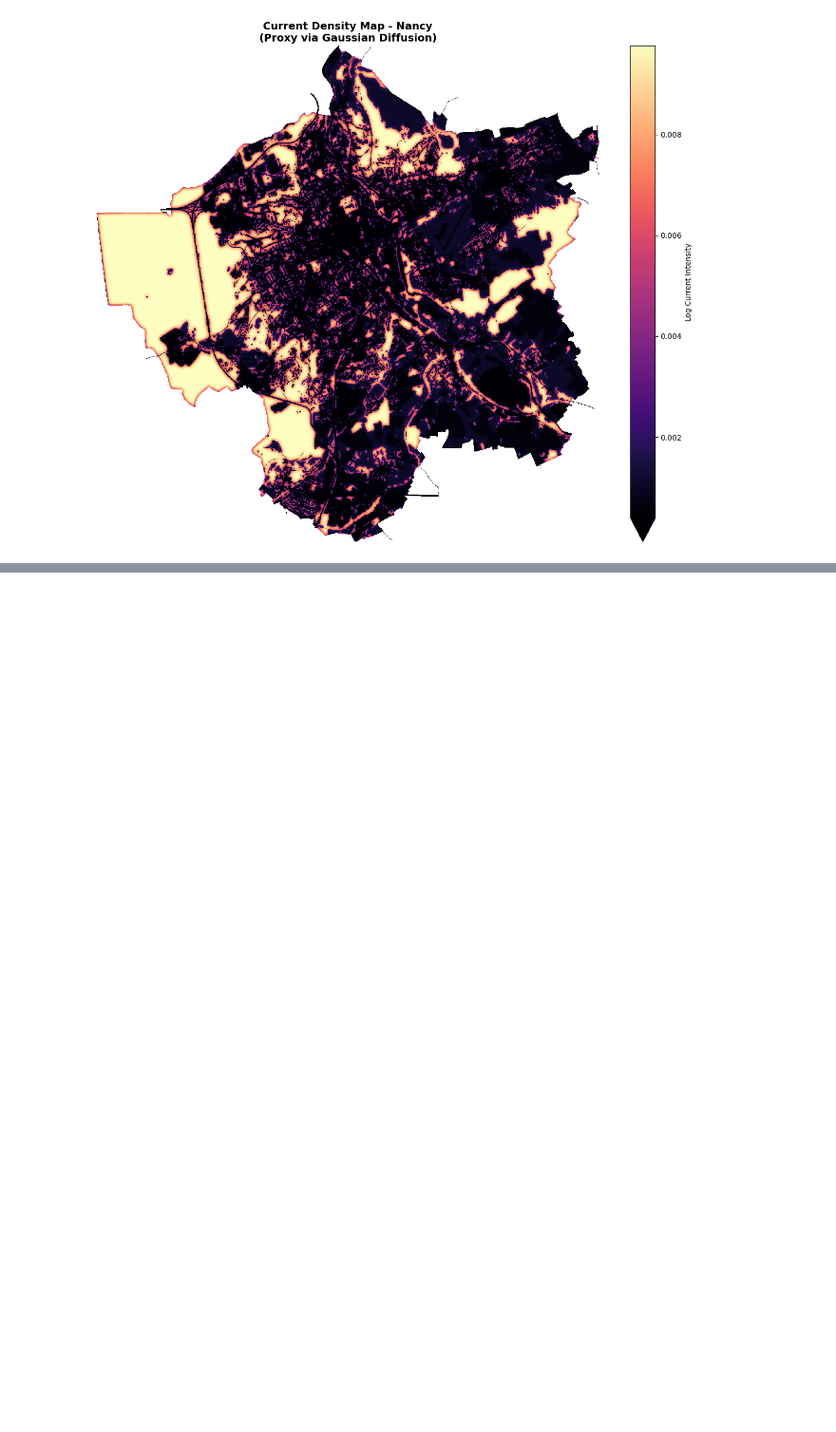
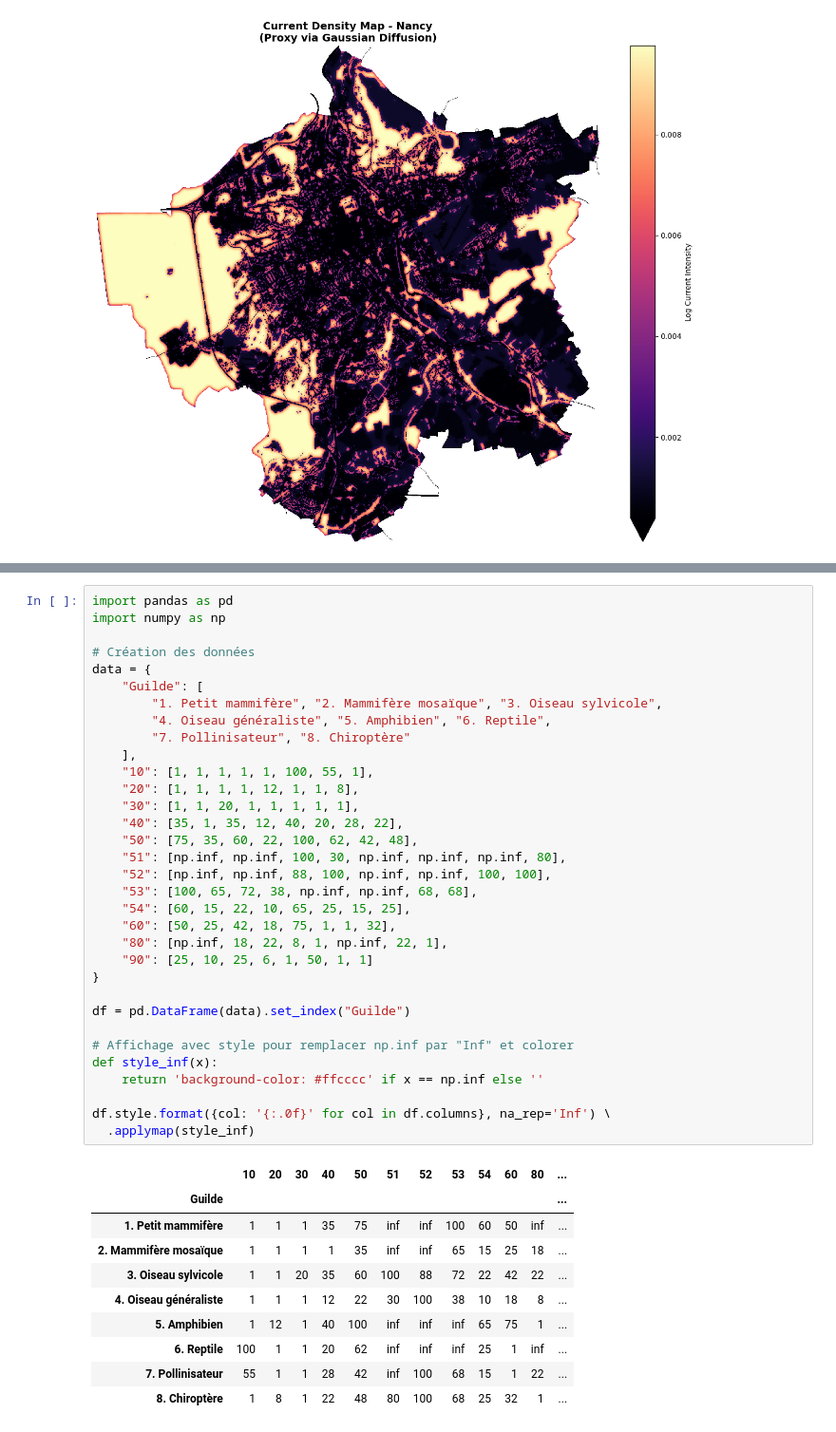
Before and after one commit to marion-billy/urbiverde_ivb, a Jupyter notebook: corridor_project/nancy_prod.ipynb, the cells around one changed output, grey strips where cells are left out. Shown at 95% size. Cells and saved outputs as stored; diff of their text form; blank space fills up the shorter version.

```diff
--- a/corridor_project/nancy_prod.ipynb
+++ b/corridor_project/nancy_prod.ipynb
@@ -353,0 +464,44 @@ plt.show()
+# %%
+import pandas as pd
+import numpy as np
+
+# Création des données
+data = {
+    "Guilde": [
+        "1. Petit mammifère", "2. Mammifère mosaïque", "3. Oiseau sylvicole",
+        "4. Oiseau généraliste", "5. Amphibien", "6. Reptile",
+        "7. Pollinisateur", "8. Chiroptère"
+    ],
+    "10": [1, 1, 1, 1, 1, 100, 55, 1],
+    "20": [1, 1, 1, 1, 12, 1, 1, 8],
+    "30": [1, 1, 20, 1, 1, 1, 1, 1],
+    "40": [35, 1, 35, 12, 40, 20, 28, 22],
+    "50": [75, 35, 60, 22, 100, 62, 42, 48],
+    "51": [np.inf, np.inf, 100, 30, np.inf, np.inf, np.inf, 80],
+    "52": [np.inf, np.inf, 88, 100, np.inf, np.inf, 100, 100],
+    "53": [100, 65, 72, 38, np.inf, np.inf, 68, 68],
+    "54": [60, 15, 22, 10, 65, 25, 15, 25],
+    "60": [50, 25, 42, 18, 75, 1, 1, 32],
+    "80": [np.inf, 18, 22, 8, 1, np.inf, 22, 1],
+    "90": [25, 10, 25, 6, 1, 50, 1, 1]
+}
+
+df = pd.DataFrame(data).set_index("Guilde")
+
+# Affichage avec style pour remplacer np.inf par "Inf" et colorer
+def style_inf(x):
+    return 'background-color: #ffcccc' if x == np.inf else ''
+
+df.style.format({col: '{:.0f}' for col in df.columns}, na_rep='Inf') \
+  .applymap(style_inf)
+# %% [output]
+|  | 10 | 20 | 30 | 40 | 50 | 51 | 52 | 53 | 54 | 60 | 80 | ... |
+| Guilde |  |  |  |  |  |  |  |  |  |  |  | ... |
+| 1. Petit mammifère | 1 | 1 | 1 | 35 | 75 | inf | inf | 100 | 60 | 50 | inf | ... |
+| 2. Mammifère mosaïque | 1 | 1 | 1 | 1 | 35 | inf | inf | 65 | 15 | 25 | 18 | ... |
+| 3. Oiseau sylvicole | 1 | 1 | 20 | 35 | 60 | 100 | 88 | 72 | 22 | 42 | 22 | ... |
+| 4. Oiseau généraliste | 1 | 1 | 1 | 12 | 22 | 30 | 100 | 38 | 10 | 18 | 8 | ... |
+| 5. Amphibien | 1 | 12 | 1 | 40 | 100 | inf | inf | inf | 65 | 75 | 1 | ... |
+| 6. Reptile | 100 | 1 | 1 | 20 | 62 | inf | inf | inf | 25 | 1 | inf | ... |
+| 7. Pollinisateur | 55 | 1 | 1 | 28 | 42 | inf | 100 | 68 | 15 | 1 | 22 | ... |
+| 8. Chiroptère | 1 | 8 | 1 | 22 | 48 | 80 | 100 | 68 | 25 | 32 | 1 | ... |
```
Also changed, not shown: parts of 17 cells of this notebook, 6 other files.
